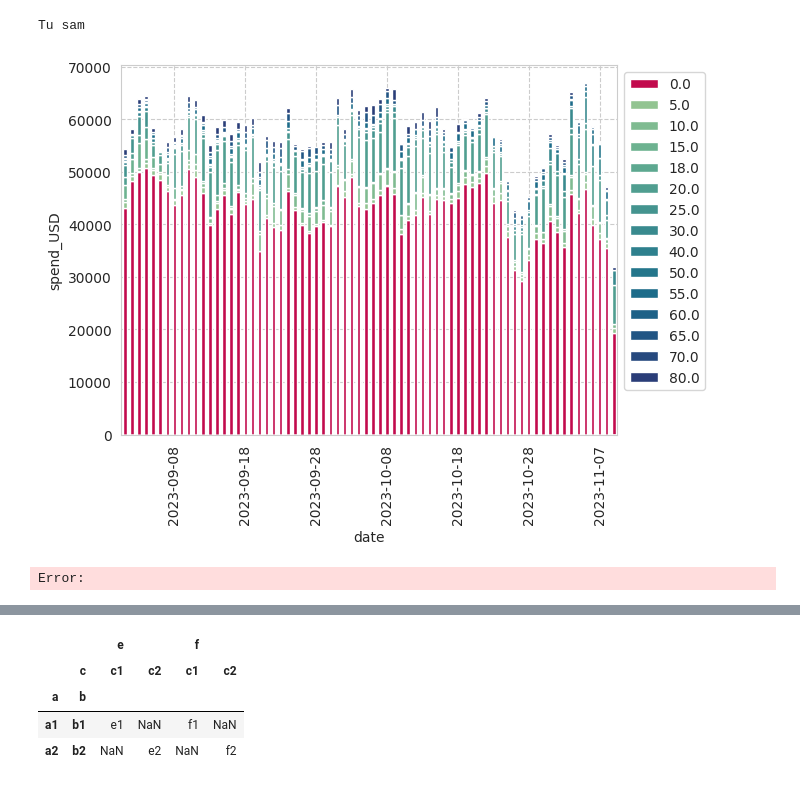
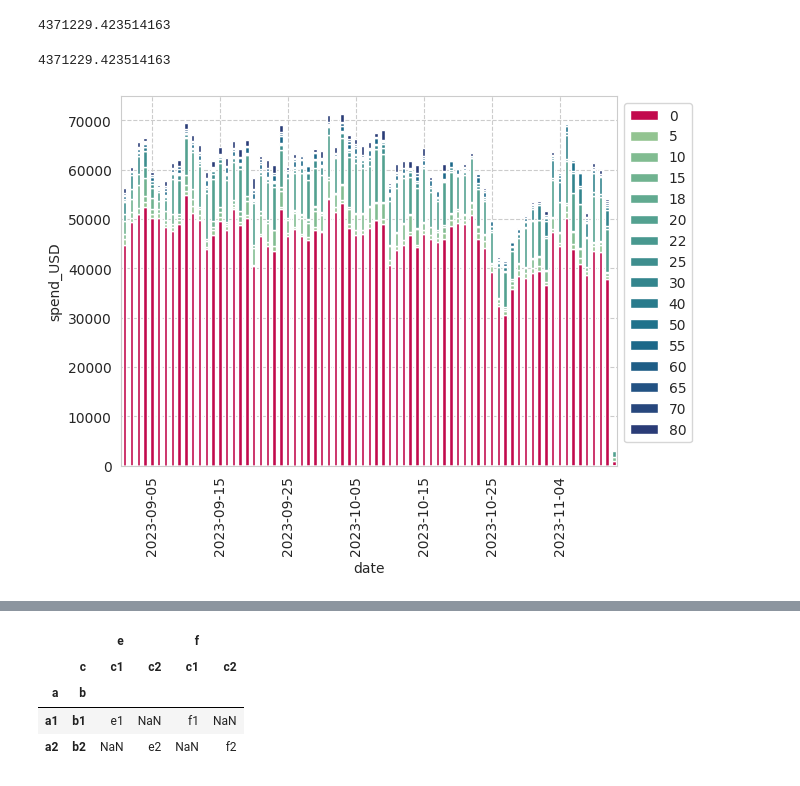
Before and after one commit to Katja-Lebesgue/premium_dashboard, a Jupyter notebook: play/black_friday_discounts.ipynb, the cells around one changed output, grey strips where cells are left out. Drawn from its saved outputs; the diff is of its cells as text; code cells hidden in the pictures.

```diff
--- a/play/black_friday_discounts.ipynb
+++ b/play/black_friday_discounts.ipynb
@@ -36,12 +39,13 @@ sns.set_style("whitegrid", {'grid.linestyle': '--'})
 # %%
 def get_discounts(text: str) -> list:
     discounts = []
-    discounts.extend([x.group() for x in re.finditer(r"(?i)(discount)\s(of\s)?()[\d]+\s?%", text)])
-    discounts.extend([x.group() for x in re.finditer(r"(?i)(save)\s[\d]+\s?%", text)])
-    discounts.extend([x.group() for x in re.finditer(r"(?i)[\d]+\s?%\s?(off)", text)])
-    discounts.extend([x.group() for x in re.finditer(r"(?i)[\d]+\s?%\s(discount)", text)])
-    discounts.extend([x.group() for x in re.finditer(r"(?i)-[\d]+\s?%", text)])
-    return discounts
+    discounts.extend([match.group() for match in re.finditer(r"(?i)discount\s(of\s)?[\d]+\s?%", text)])
+    discounts.extend(re.findall(r"(?i)save\s[\d]+\s?%", text))
+    discounts.extend(re.findall(r"(?i)[\d]+\s?%\s?off", text))
+    discounts.extend(re.findall(r"(?i)[\d]+\s?%\sdiscount", text))
+    discounts.extend(re.findall(r"(?i)-[\d]+\s?%", text))
+    discount_values = [int(re.findall(r"\d+", discount)[0]) for discount in discounts]
+    return discount_values
 # %%
 force_from_scratch = False
 if not os.path.exists(df_path) or force_from_scratch:
@@ -51,7 +55,7 @@ if not os.path.exists(df_path) or force_from_scratch:
     ).group_by(FacebookDailyPerformance.ad_id).having(func.sum(FacebookDailyPerformance.spend) > 500)
     ad_ids_df = read_query_into_df(db=db, query=query, chunk_size=10000)
     ad_ids = ad_ids_df.ad_id.tolist()
-    df = ping_facebook_creative_target_and_performance(
+    df = ping_facebook_creative_and_performance(
         db=db, ad_id=ad_ids, start_date=start_date, end_date=end_date, period=Period.date
     )
 
@@ -92,27 +96,49 @@ df = df[df.creative_type != CreativeType.unknown]
 df = df.fillna(value={'discount_value': 0},)
 df['count'] = 1
 df.date = df.date.apply(lambda date_str: datetime.strptime(date_str, '%Y-%m-%d').date())
-# %% [output]
-Tu sam
 # %%
 column = 'spend_USD'
 discounts_by_date = df.groupby([df.date, df.discount_value]).apply(lambda df: df[column].sum())
+# %%
+df.spend_USD.sum()
+# %% [output]
+4371229.423514163
+# %%
+for text_type in TextType:
+    df[f"{text_type}_discounts"] = df[f"{text_type}"].apply(
+        lambda texts: sum([get_discounts(text) for text in texts], [])
+    )
+df["discount_value"] = df.apply(
+    lambda row: sum([row[f"{text_type}_discounts"] for text_type in TextType], []), axis=1
+)
+df.discount_value = df.discount_value.apply(lambda x: [0] if not len(x) else x)
+exploded_df = df.copy()
+exploded_df[performance_columns] = exploded_df[performance_columns].div(
+    exploded_df['discount_value'].apply(len), axis=0
+)
+exploded_df = exploded_df.explode('discount_value').dropna(axis=0, subset='discount_value')
+exploded_df.spend_USD.sum()
+# %% [output]
+4371229.423514163
+# %%
+df = exploded_df
 # %%
 red_rgb = (0.761, 0.039, 0.3)
+column = 'spend_USD'
+discounts_by_date = df.groupby([df.date, df.discount_value]).apply(lambda df: df[column].sum())
 n_unique_discounts = discounts_by_date.index.get_level_values("discount_value").nunique() - 1
 color_palette = sns.color_palette(
     [red_rgb]
     + sns.color_palette(
         "crest", n_colors=n_unique_discounts
     ),
     as_cmap=True,
 )
 unstacked_df = discounts_by_date.unstack(level='discount_value')
 ax = unstacked_df.plot(kind='bar', stacked=True, colormap=ListedColormap(color_palette))
 ax.xaxis.set_major_locator(mdates.DayLocator(interval=10))
 plt.legend(loc='upper left', bbox_to_anchor=(1, 1))
 plt.ylabel(column)
 plt.show()
 # %% [output]
-[figure, old version]
+[figure, new version]
-Error:
```
Also changed, not shown: parts of 6 cells of this notebook, 6 other files.
